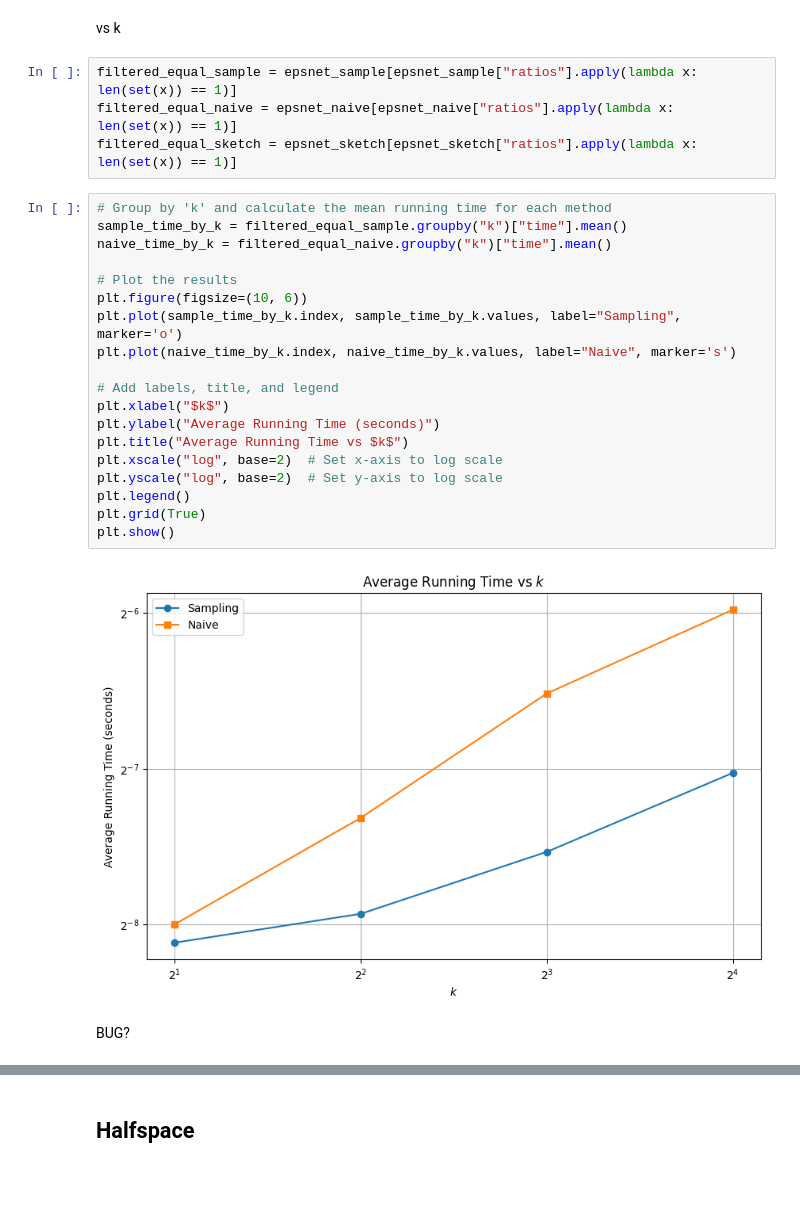
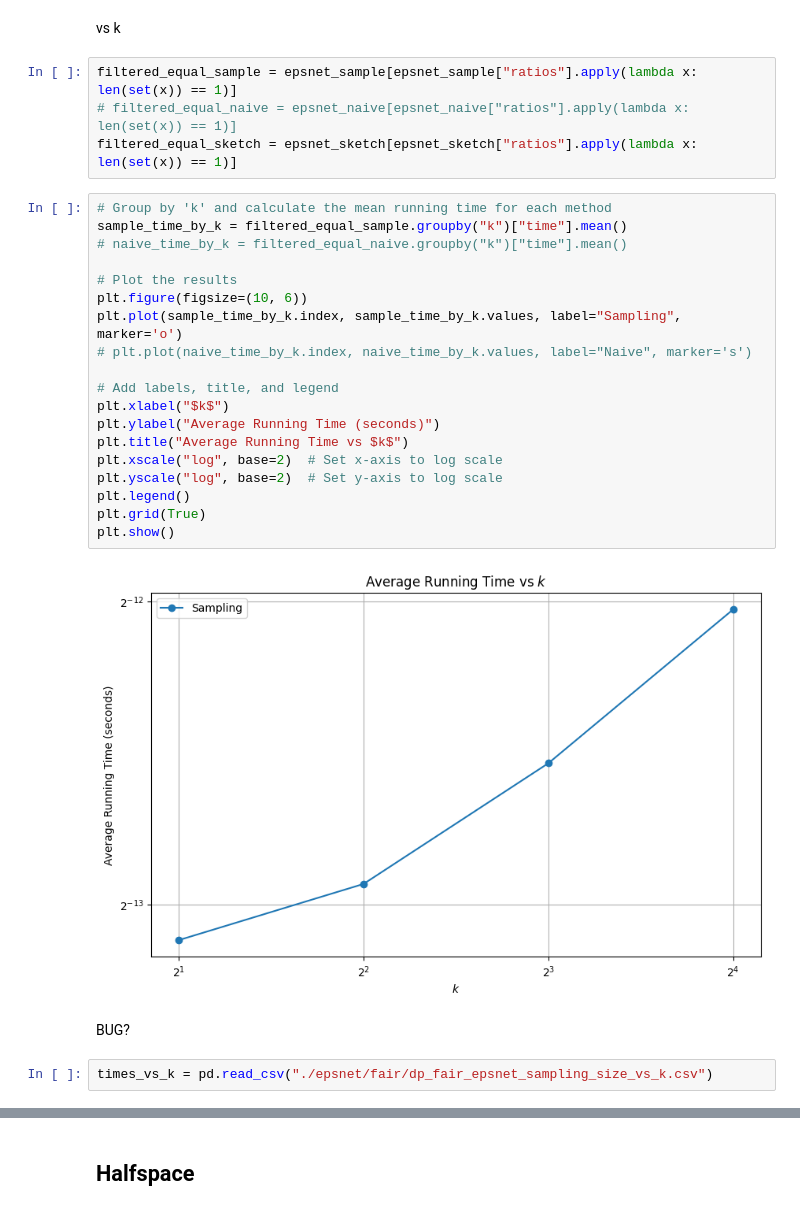
Before and after one commit to UIC-InDeXLab/FairNet, a Jupyter notebook: experiments/visualization_v1.ipynb, the cells around one changed output, grey strips where cells are left out. Cells and saved outputs as stored; diff of their text form; blank space fills up the shorter version.

```diff
--- a/experiments/visualization_v1.ipynb
+++ b/experiments/visualization_v1.ipynb
@@ -352,29 +367,31 @@ plt.show()
 vs k
 # %%
 filtered_equal_sample = epsnet_sample[epsnet_sample["ratios"].apply(lambda x: len(set(x)) == 1)]
-filtered_equal_naive = epsnet_naive[epsnet_naive["ratios"].apply(lambda x: len(set(x)) == 1)]
+# filtered_equal_naive = epsnet_naive[epsnet_naive["ratios"].apply(lambda x: len(set(x)) == 1)]
 filtered_equal_sketch = epsnet_sketch[epsnet_sketch["ratios"].apply(lambda x: len(set(x)) == 1)]
 # %%
 # Group by 'k' and calculate the mean running time for each method
 sample_time_by_k = filtered_equal_sample.groupby("k")["time"].mean()
-naive_time_by_k = filtered_equal_naive.groupby("k")["time"].mean()
+# naive_time_by_k = filtered_equal_naive.groupby("k")["time"].mean()
 
 # Plot the results
 plt.figure(figsize=(10, 6))
 plt.plot(sample_time_by_k.index, sample_time_by_k.values, label="Sampling", marker='o')
-plt.plot(naive_time_by_k.index, naive_time_by_k.values, label="Naive", marker='s')
+# plt.plot(naive_time_by_k.index, naive_time_by_k.values, label="Naive", marker='s')
 
 # Add labels, title, and legend
 plt.xlabel("$k$")
 plt.ylabel("Average Running Time (seconds)")
 plt.title("Average Running Time vs $k$")
 plt.xscale("log", base=2)  # Set x-axis to log scale
 plt.yscale("log", base=2)  # Set y-axis to log scale
 plt.legend()
 plt.grid(True)
 plt.show()
 # %% [output]
-[figure, old version]
+[figure, new version]
 # %% [markdown]
 BUG?
+# %%
+times_vs_k = pd.read_csv("./epsnet/fair/dp_fair_epsnet_sampling_size_vs_k.csv")
 # %%
```
Also changed, not shown: parts of 41 cells of this notebook, 5 other files.
